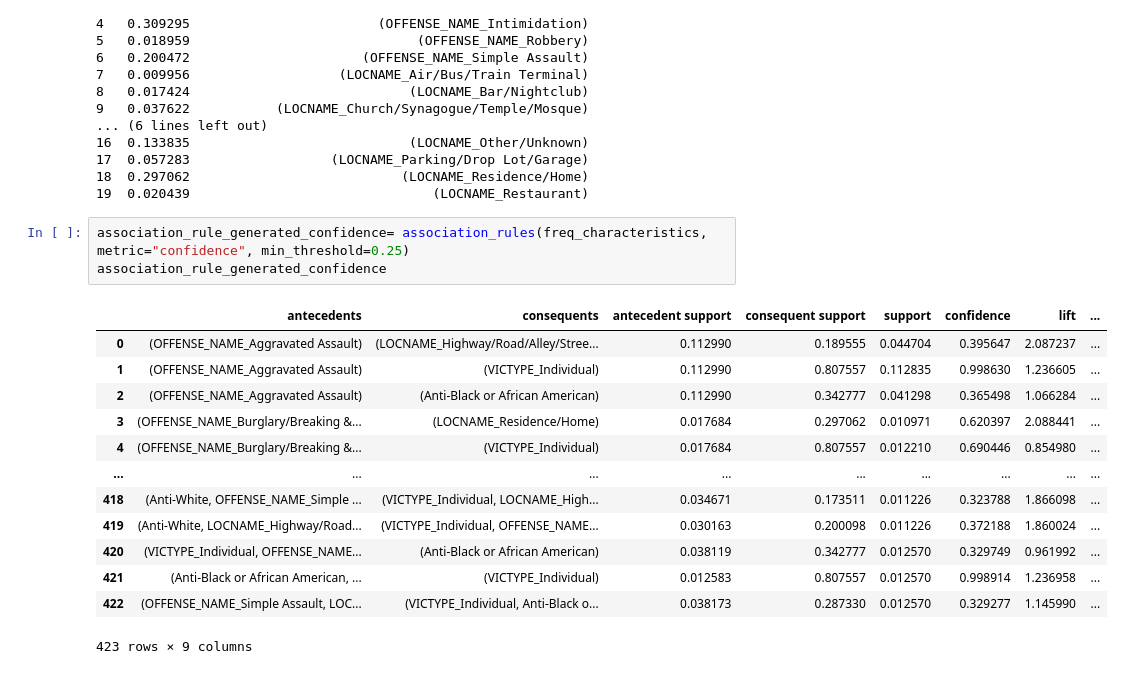
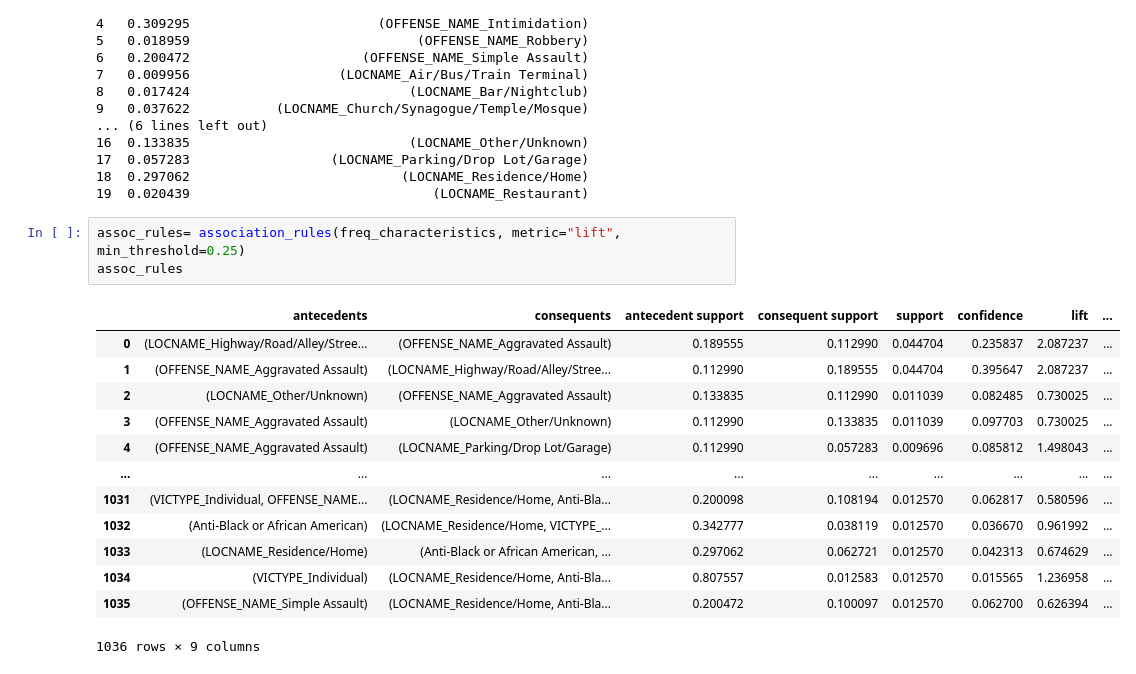
Before and after one commit to alphonso-a/big-data-project, a Jupyter notebook: Mita.ipynb, the cells around one changed output. Drawn from its saved outputs; the diff is of its cells as text.

```diff
--- a/Mita.ipynb
+++ b/Mita.ipynb
@@ -418,19 +411,19 @@ Top 20 frequent items:
 18  0.297062                           (LOCNAME_Residence/Home)
 19  0.020439                               (LOCNAME_Restaurant)
 # %%
-association_rule_generated_confidence= association_rules(freq_characteristics, metric="confidence", min_threshold=0.25)
-association_rule_generated_confidence
+assoc_rules= association_rules(freq_characteristics, metric="lift", min_threshold=0.25)
+assoc_rules
 # %% [output]
 |  | antecedents | consequents | antecedent support | consequent support | support | confidence | lift | ... |
-| 0 | (OFFENSE_NAME_Aggravated Assault) | (LOCNAME_Highway/Road/Alley/Stree... | 0.112990 | 0.189555 | 0.044704 | 0.395647 | 2.087237 | ... |
-| 1 | (OFFENSE_NAME_Aggravated Assault) | (VICTYPE_Individual) | 0.112990 | 0.807557 | 0.112835 | 0.998630 | 1.236605 | ... |
-| 2 | (OFFENSE_NAME_Aggravated Assault) | (Anti-Black or African American) | 0.112990 | 0.342777 | 0.041298 | 0.365498 | 1.066284 | ... |
-| 3 | (OFFENSE_NAME_Burglary/Breaking &... | (LOCNAME_Residence/Home) | 0.017684 | 0.297062 | 0.010971 | 0.620397 | 2.088441 | ... |
-| 4 | (OFFENSE_NAME_Burglary/Breaking &... | (VICTYPE_Individual) | 0.017684 | 0.807557 | 0.012210 | 0.690446 | 0.854980 | ... |
+| 0 | (LOCNAME_Highway/Road/Alley/Stree... | (OFFENSE_NAME_Aggravated Assault) | 0.189555 | 0.112990 | 0.044704 | 0.235837 | 2.087237 | ... |
+| 1 | (OFFENSE_NAME_Aggravated Assault) | (LOCNAME_Highway/Road/Alley/Stree... | 0.112990 | 0.189555 | 0.044704 | 0.395647 | 2.087237 | ... |
+| 2 | (LOCNAME_Other/Unknown) | (OFFENSE_NAME_Aggravated Assault) | 0.133835 | 0.112990 | 0.011039 | 0.082485 | 0.730025 | ... |
+| 3 | (OFFENSE_NAME_Aggravated Assault) | (LOCNAME_Other/Unknown) | 0.112990 | 0.133835 | 0.011039 | 0.097703 | 0.730025 | ... |
+| 4 | (OFFENSE_NAME_Aggravated Assault) | (LOCNAME_Parking/Drop Lot/Garage) | 0.112990 | 0.057283 | 0.009696 | 0.085812 | 1.498043 | ... |
 | ... | ... | ... | ... | ... | ... | ... | ... | ... |
-| 418 | (Anti-White, OFFENSE_NAME_Simple ... | (VICTYPE_Individual, LOCNAME_High... | 0.034671 | 0.173511 | 0.011226 | 0.323788 | 1.866098 | ... |
-| 419 | (Anti-White, LOCNAME_Highway/Road... | (VICTYPE_Individual, OFFENSE_NAME... | 0.030163 | 0.200098 | 0.011226 | 0.372188 | 1.860024 | ... |
-| 420 | (VICTYPE_Individual, OFFENSE_NAME... | (Anti-Black or African American) | 0.038119 | 0.342777 | 0.012570 | 0.329749 | 0.961992 | ... |
-| 421 | (Anti-Black or African American, ... | (VICTYPE_Individual) | 0.012583 | 0.807557 | 0.012570 | 0.998914 | 1.236958 | ... |
-| 422 | (OFFENSE_NAME_Simple Assault, LOC... | (VICTYPE_Individual, Anti-Black o... | 0.038173 | 0.287330 | 0.012570 | 0.329277 | 1.145990 | ... |
+| 1031 | (VICTYPE_Individual, OFFENSE_NAME... | (LOCNAME_Residence/Home, Anti-Bla... | 0.200098 | 0.108194 | 0.012570 | 0.062817 | 0.580596 | ... |
+| 1032 | (Anti-Black or African American) | (LOCNAME_Residence/Home, VICTYPE_... | 0.342777 | 0.038119 | 0.012570 | 0.036670 | 0.961992 | ... |
+| 1033 | (LOCNAME_Residence/Home) | (Anti-Black or African American, ... | 0.297062 | 0.062721 | 0.012570 | 0.042313 | 0.674629 | ... |
+| 1034 | (VICTYPE_Individual) | (LOCNAME_Residence/Home, Anti-Bla... | 0.807557 | 0.012583 | 0.012570 | 0.015565 | 1.236958 | ... |
+| 1035 | (OFFENSE_NAME_Simple Assault) | (LOCNAME_Residence/Home, Anti-Bla... | 0.200472 | 0.100097 | 0.012570 | 0.062700 | 0.626394 | ... |
-423 rows × 9 columns
+1036 rows × 9 columns
```
Also changed, not shown: parts of 14 cells of this notebook.
